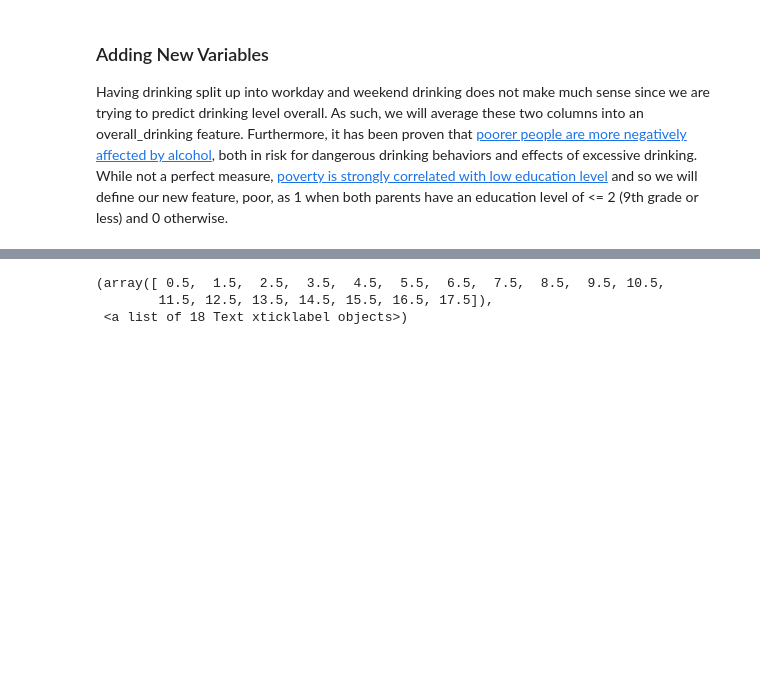
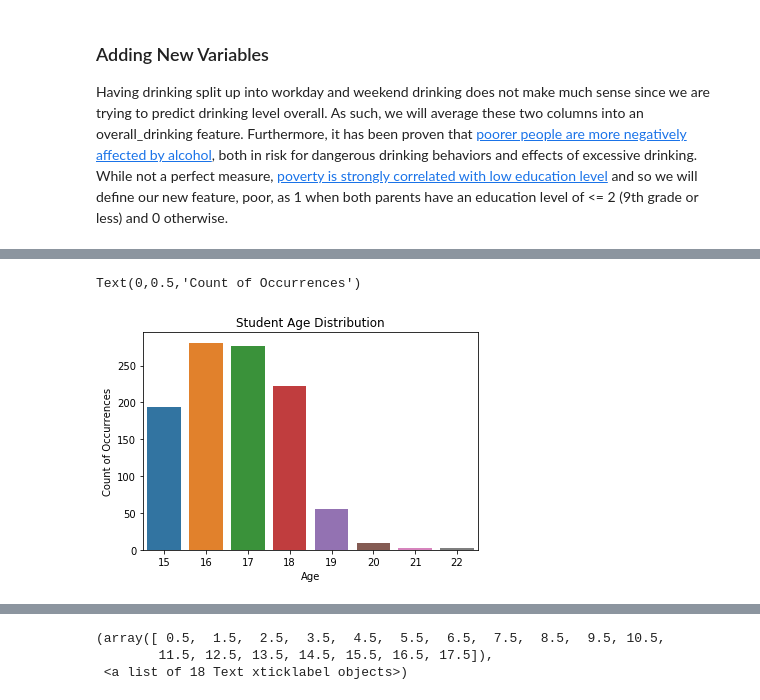
Before and after one commit to jamesbmc/370-final-project, a Jupyter notebook: report.ipynb, the cells around one changed output, grey strips where cells are left out. Drawn from its saved outputs; the diff is of its cells as text; code cells hidden in the pictures; blank space fills up the shorter version.

```diff
--- a/report.ipynb
+++ b/report.ipynb
@@ -93,0 +125,9 @@ As a first look, we decided to look at correlations between the various features
+# %%
+fig, ax = plt.subplots()
+fig = sns.countplot(x="age", data=combined_data)
+ax.set_title('Student Age Distribution')
+ax.set_xlabel('Age')
+ax.set_ylabel('Count of Occurrences')
+# %% [output]
+Text(0,0.5,'Count of Occurrences')
+[figure, added]
```
Also changed, not shown: parts of 10 cells of this notebook.
